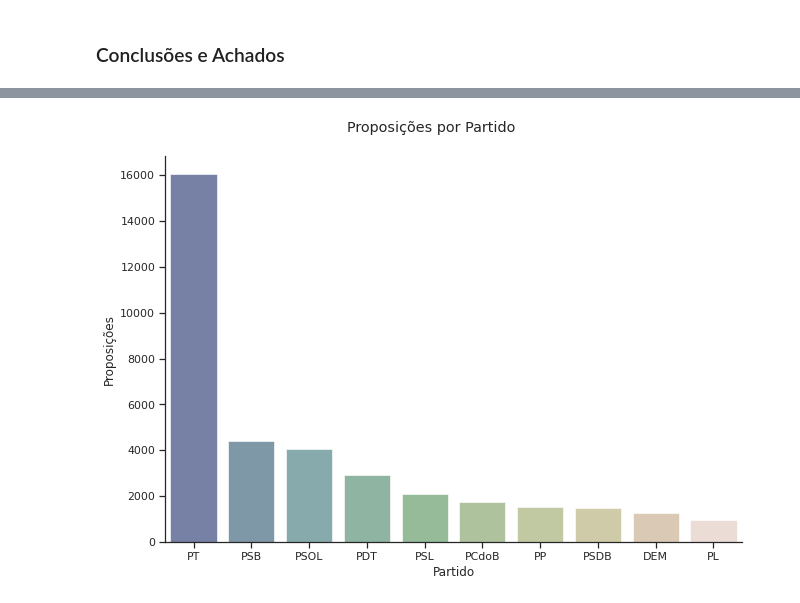
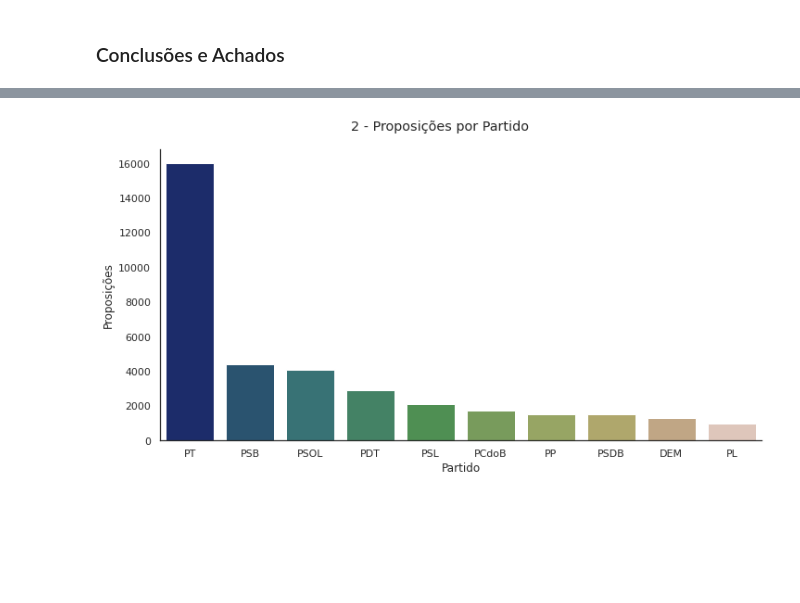
Before and after one commit to mauroslima/curso_ciencia_dados, a Jupyter notebook: TrabalhoFinal.ipynb, the cells around one changed output, grey strips where cells are left out. Drawn from its saved outputs; the diff is of its cells as text; code cells hidden in the pictures; blank space fills up the shorter version.

```diff
--- a/TrabalhoFinal.ipynb
+++ b/TrabalhoFinal.ipynb
@@ -28,6 +32,7 @@ import numpy as np
 import matplotlib.pyplot as plt
 import seaborn as sns
 sns.set()
+sns.set_style(style='white')
 # %%
 path_gastos = 'https://github.com/mauroslima/dados/raw/main/2020.xlsx'
 path_proposicoes = 'https://raw.githubusercontent.com/mauroslima/dados/main/proposicoes_2020.csv'
@@ -113,7 +118,8 @@ proposicoes_deputado
 # %%
-proposicoes_partido = df_proposicoes.groupby('partido').size().sort_values(ascending=False).head(10)
+#proposições por partidos
+proposicoes_partido = df_proposicoes.groupby('partido').size().sort_values(ascending=False)
 proposicoes_partido = proposicoes_partido.to_frame()
 proposicoes_partido.reset_index(inplace=True)
 proposicoes_partido.rename(columns={0:'qtd_proposicoes'},inplace=True)
-proposicoes_partido.columns
+proposicoes_partido
 # %% [output]
@@ -147,8 +153,8 @@ plt.show()
 # %%
-g_deputados = sns.catplot(x='partido', y='qtd_proposicoes',data=proposicoes_partido, kind="bar",
-                        aspect=1.5,  palette="gist_earth", alpha=.6, height=6)
-g_deputados.fig.suptitle("Proposições por Partido", y=1.05)
+g_deputados = sns.catplot(x='partido', y='qtd_proposicoes',data=proposicoes_partido.head(10), kind="bar",
+                        aspect=2,  palette="gist_earth")
+g_deputados.fig.suptitle("2 - Proposições por Partido", y=1.05)
 g_deputados.set(xlabel="Partido",ylabel="Proposições")
 plt.show()
 # %% [output]
-[figure, old version]
+[figure, new version]
```
Also changed, not shown: parts of 15 cells of this notebook.
